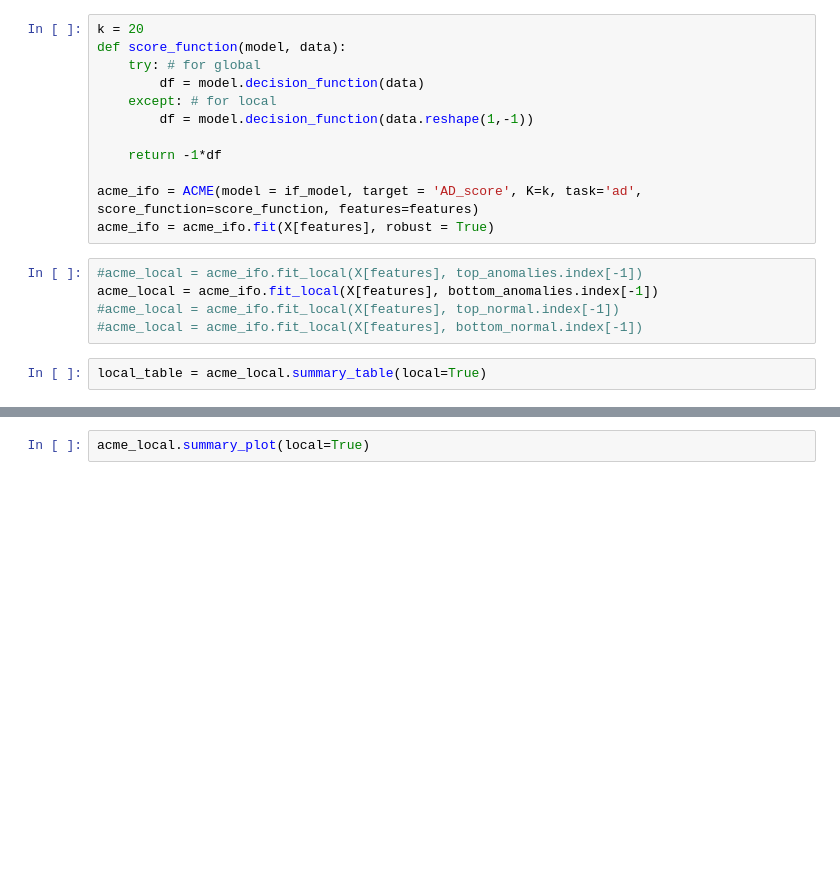
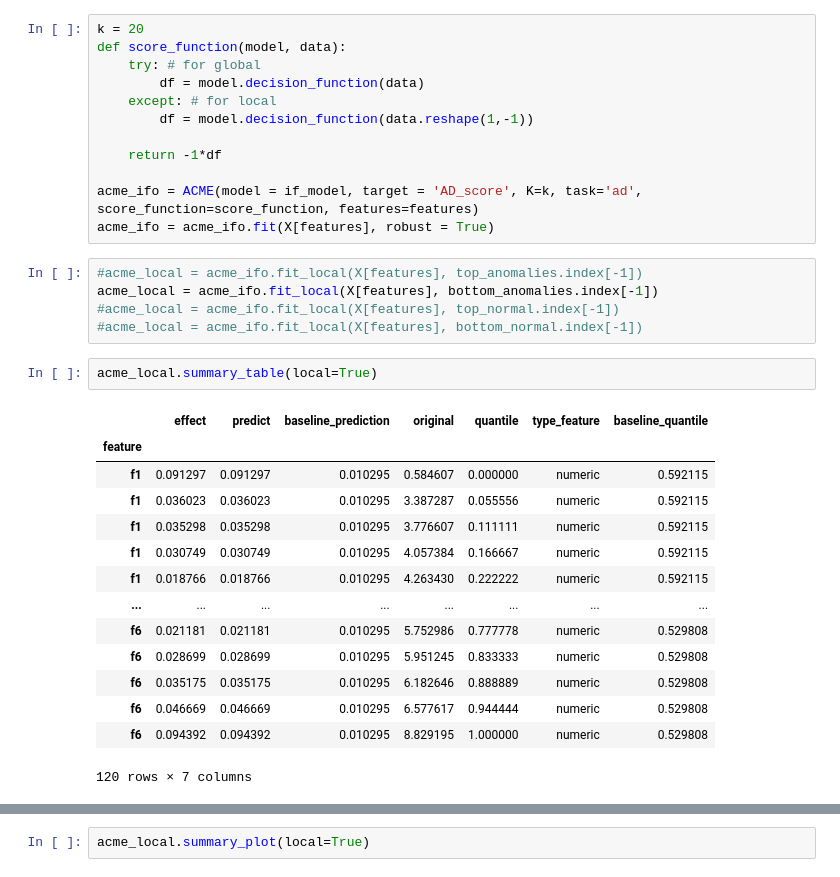
Before and after one commit to dandolodavid/ACME, a Jupyter notebook: notebook/ACME - anomlay detection.ipynb, the cells around one changed output, grey strips where cells are left out. Saved outputs shown, nothing was run; the diff lists cells and outputs as text; blank space fills up the shorter version.

```diff
--- a/notebook/ACME - anomlay detection.ipynb
+++ b/notebook/ACME - anomlay detection.ipynb
@@ -83,7 +83,22 @@ acme_local = acme_ifo.fit_local(X[features], bottom_anomalies.index[-1])
 #acme_local = acme_ifo.fit_local(X[features], top_normal.index[-1])
 #acme_local = acme_ifo.fit_local(X[features], bottom_normal.index[-1])
 # %%
-local_table = acme_local.summary_table(local=True)
+acme_local.summary_table(local=True)
+# %% [output]
+|  | effect | predict | baseline_prediction | original | quantile | type_feature | baseline_quantile |
+| feature |  |  |  |  |  |  |  |
+| f1 | 0.091297 | 0.091297 | 0.010295 | 0.584607 | 0.000000 | numeric | 0.592115 |
+| f1 | 0.036023 | 0.036023 | 0.010295 | 3.387287 | 0.055556 | numeric | 0.592115 |
+| f1 | 0.035298 | 0.035298 | 0.010295 | 3.776607 | 0.111111 | numeric | 0.592115 |
+| f1 | 0.030749 | 0.030749 | 0.010295 | 4.057384 | 0.166667 | numeric | 0.592115 |
+| f1 | 0.018766 | 0.018766 | 0.010295 | 4.263430 | 0.222222 | numeric | 0.592115 |
+| ... | ... | ... | ... | ... | ... | ... | ... |
+| f6 | 0.021181 | 0.021181 | 0.010295 | 5.752986 | 0.777778 | numeric | 0.529808 |
+| f6 | 0.028699 | 0.028699 | 0.010295 | 5.951245 | 0.833333 | numeric | 0.529808 |
+| f6 | 0.035175 | 0.035175 | 0.010295 | 6.182646 | 0.888889 | numeric | 0.529808 |
+| f6 | 0.046669 | 0.046669 | 0.010295 | 6.577617 | 0.944444 | numeric | 0.529808 |
+| f6 | 0.094392 | 0.094392 | 0.010295 | 8.829195 | 1.000000 | numeric | 0.529808 |
+120 rows × 7 columns
 # %%
 acme_local.feature_importance()
 # %% [output]
```
Also changed, not shown: parts of 10 cells of this notebook, 6 other files.
